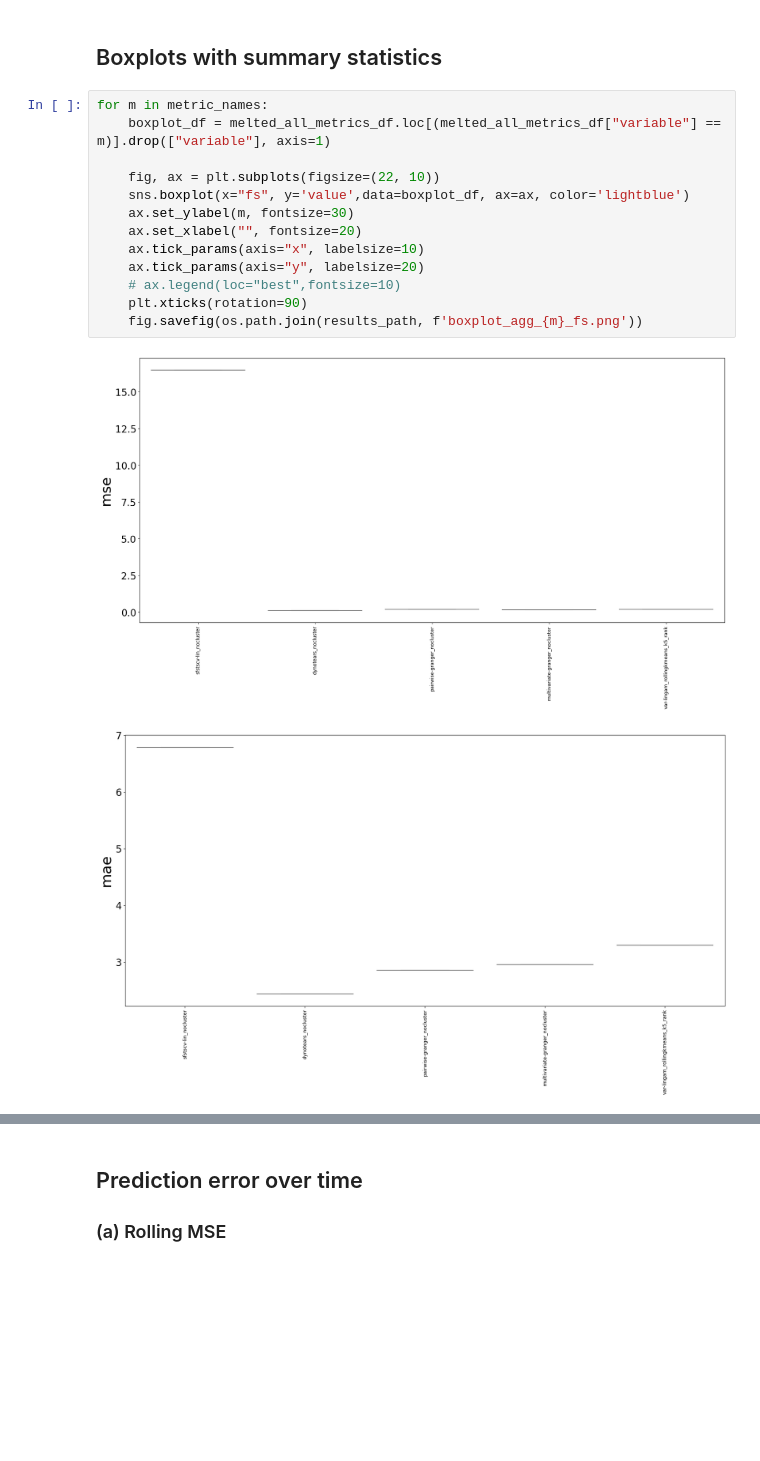
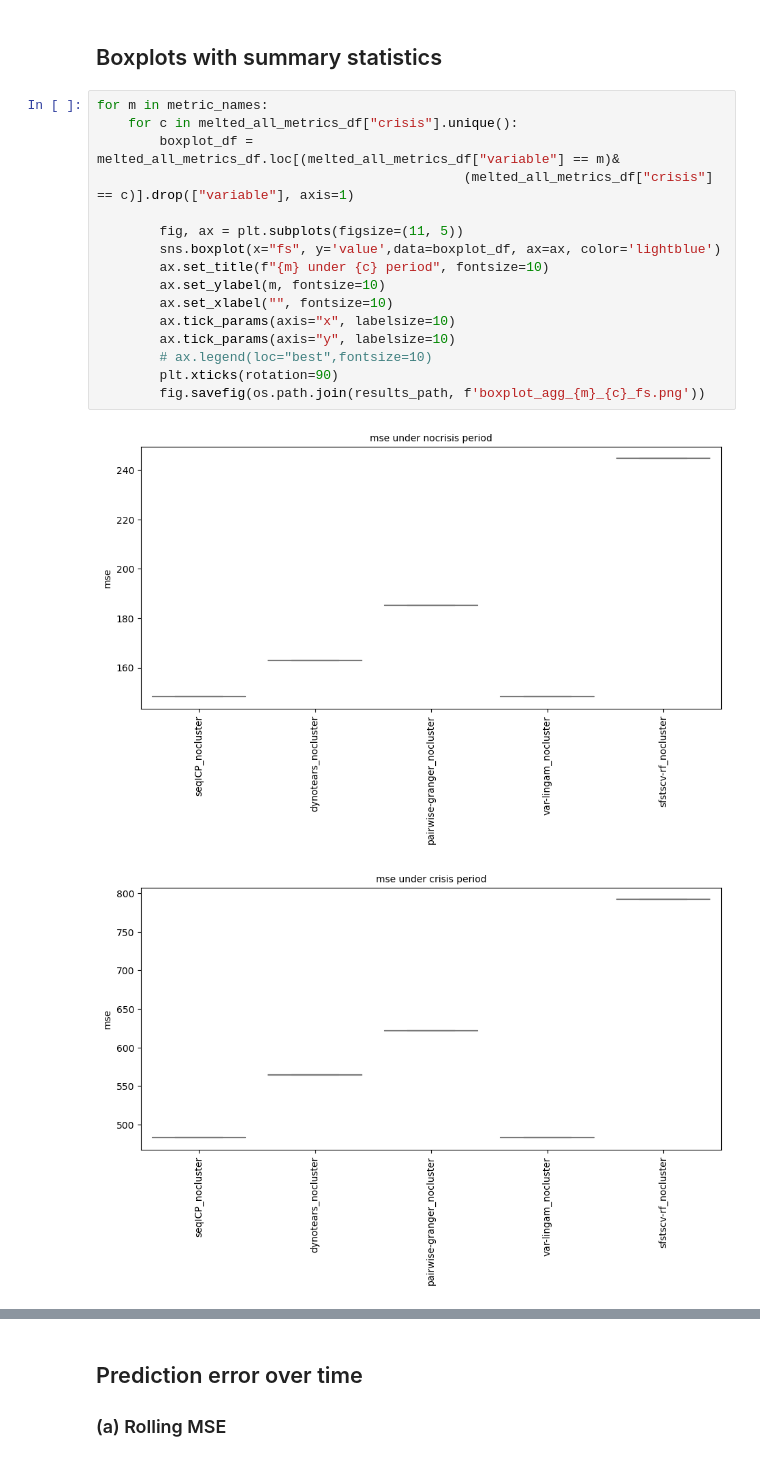
Before and after one commit to dcuoliveira/cml-fin, a Jupyter notebook: src/results_report_forecasting.ipynb, the cells around one changed output, grey strips where cells are left out. Cells and saved outputs as stored; diff of their text form; blank space fills up the shorter version.

```diff
--- a/src/results_report_forecasting.ipynb
+++ b/src/results_report_forecasting.ipynb
@@ -340,17 +281,20 @@ pivot_all_metrics_df[["diff_mse", "diff_mae", "diff_rmse"]].round(2)
 ## Boxplots with summary statistics
 # %%
 for m in metric_names:
-    boxplot_df = melted_all_metrics_df.loc[(melted_all_metrics_df["variable"] == m)].drop(["variable"], axis=1)
+    for c in melted_all_metrics_df["crisis"].unique():
+        boxplot_df = melted_all_metrics_df.loc[(melted_all_metrics_df["variable"] == m)&
+                                               (melted_all_metrics_df["crisis"] == c)].drop(["variable"], axis=1)
 
-    fig, ax = plt.subplots(figsize=(22, 10))
-    sns.boxplot(x="fs", y='value',data=boxplot_df, ax=ax, color='lightblue')
-    ax.set_ylabel(m, fontsize=30)
-    ax.set_xlabel("", fontsize=20)
-    ax.tick_params(axis="x", labelsize=10)
-    ax.tick_params(axis="y", labelsize=20)
-    # ax.legend(loc="best",fontsize=10)
-    plt.xticks(rotation=90)
-    fig.savefig(os.path.join(results_path, f'boxplot_agg_{m}_fs.png'))
+        fig, ax = plt.subplots(figsize=(11, 5))
+        sns.boxplot(x="fs", y='value',data=boxplot_df, ax=ax, color='lightblue')
+        ax.set_title(f"{m} under {c} period", fontsize=10)
+        ax.set_ylabel(m, fontsize=10)
+        ax.set_xlabel("", fontsize=10)
+        ax.tick_params(axis="x", labelsize=10)
+        ax.tick_params(axis="y", labelsize=10)
+        # ax.legend(loc="best",fontsize=10)
+        plt.xticks(rotation=90)
+        fig.savefig(os.path.join(results_path, f'boxplot_agg_{m}_{c}_fs.png'))
 # %% [output]
-[figure, old version]
+[figure, new version]
-[figure, old version]
+[figure, new version]
```
Also changed, not shown: parts of 27 cells of this notebook.
